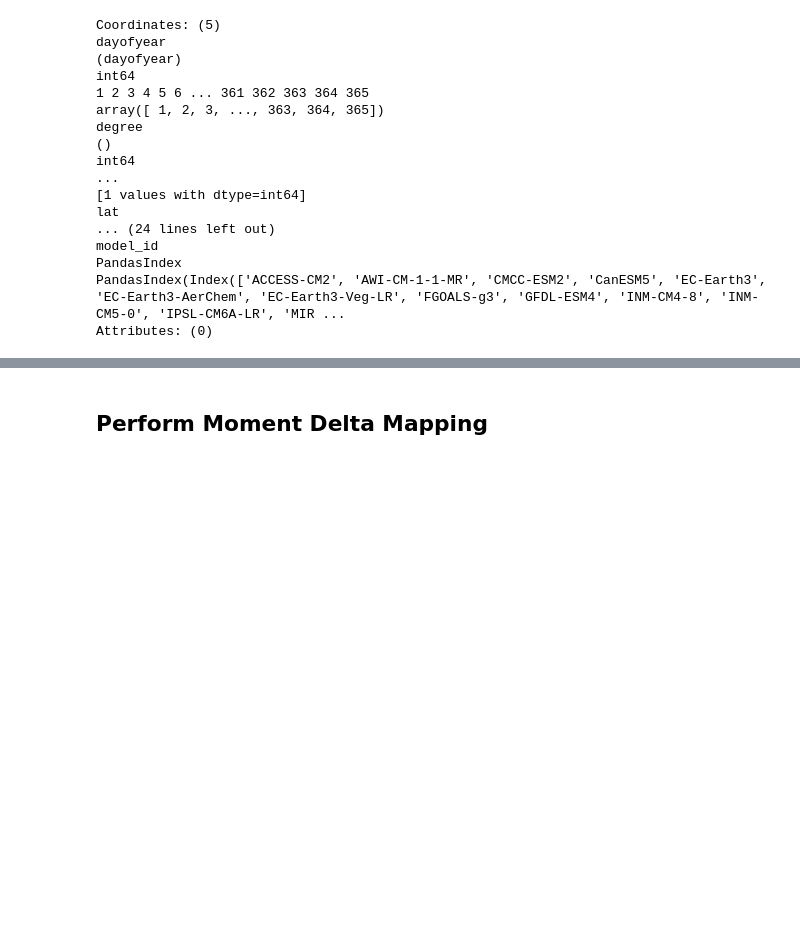
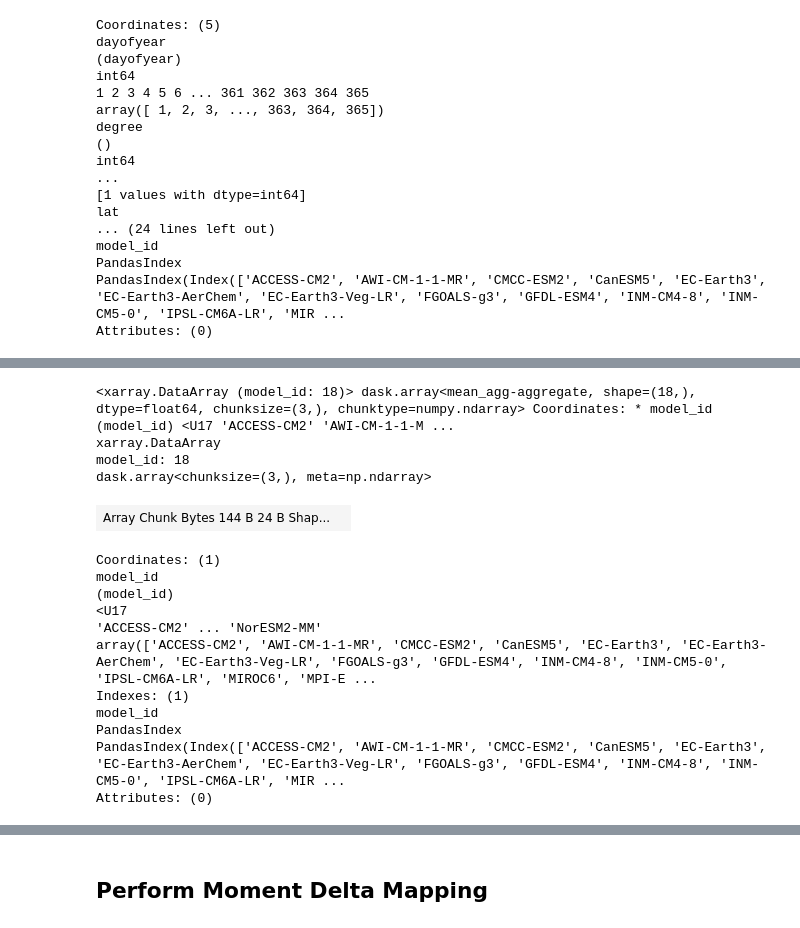
Before and after one commit to hrhampapura/moment_delta_mapping, a Jupyter notebook: lens_analysis/notebooks/CMIP6-MDM.ipynb, the cells around one changed output, grey strips where cells are left out. Saved outputs shown, nothing was run; the diff lists cells and outputs as text; code cells hidden in the pictures; blank space fills up the shorter version.

```diff
--- a/lens_analysis/notebooks/CMIP6-MDM.ipynb
+++ b/lens_analysis/notebooks/CMIP6-MDM.ipynb
@@ -114,6 +114,13 @@ def global_mean(ds):
     weight /= weight.mean()
     other_dims = set(ds.dims) - {'quantile','model_id','obs_id'}
     return (ds * weight).mean(other_dims)
+
+def global_mean_total(ds):
+    lat = ds[get_lat_name(ds)]
+    weight = np.cos(np.deg2rad(lat))
+    weight /= weight.mean()
+    other_dims = set(ds.dims) - {'model_id','obs_id'}
+    return (ds * weight).mean(other_dims)
 # %%
 def implement_mdm(ds_obs,init_mean,final_mean,init_std,final_std):
     # Assuming coordinates year and day for ds_obs
@@ -303,0 +343,21 @@ qeoc_obs = compute_quantiles(eoc_obs)
+# %%
+pi_gmst  = global_mean_total(pi_model)
+eoc_gmst = global_mean_total(eoc_model)
+eoc_gmst
+# %% [output]
+<xarray.DataArray (model_id: 18)> dask.array<mean_agg-aggregate, shape=(18,), dtype=float64, chunksize=(3,), chunktype=numpy.ndarray> Coordinates: * model_id (model_id) <U17 'ACCESS-CM2' 'AWI-CM-1-1-M ...
+xarray.DataArray
+model_id: 18
+dask.array<chunksize=(3,), meta=np.ndarray>
+| Array Chunk Bytes 144 B 24 B Shap... |  |
+Coordinates: (1)
+model_id
+(model_id)
+<U17
+'ACCESS-CM2' ... 'NorESM2-MM'
+array(['ACCESS-CM2', 'AWI-CM-1-1-MR', 'CMCC-ESM2', 'CanESM5', 'EC-Earth3', 'EC-Earth3-AerChem', 'EC-Earth3-Veg-LR', 'FGOALS-g3', 'GFDL-ESM4', 'INM-CM4-8', 'INM-CM5-0', 'IPSL-CM6A-LR', 'MIROC6', 'MPI-E ...
+Indexes: (1)
+model_id
+PandasIndex
+PandasIndex(Index(['ACCESS-CM2', 'AWI-CM-1-1-MR', 'CMCC-ESM2', 'CanESM5', 'EC-Earth3', 'EC-Earth3-AerChem', 'EC-Earth3-Veg-LR', 'FGOALS-g3', 'GFDL-ESM4', 'INM-CM4-8', 'INM-CM5-0', 'IPSL-CM6A-LR', 'MIR ...
+Attributes: (0)
```
Also changed, not shown: parts of 17 cells of this notebook, 1 other file.
